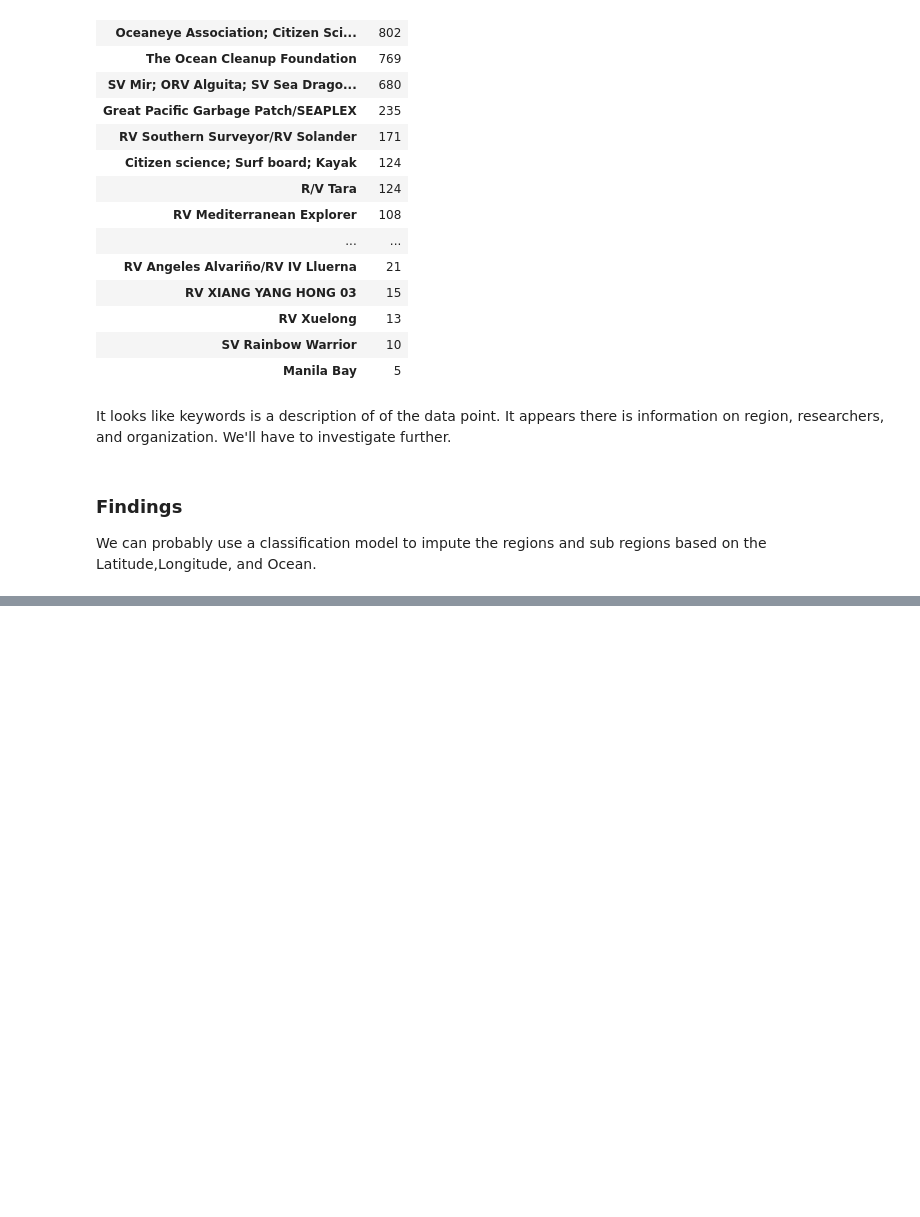
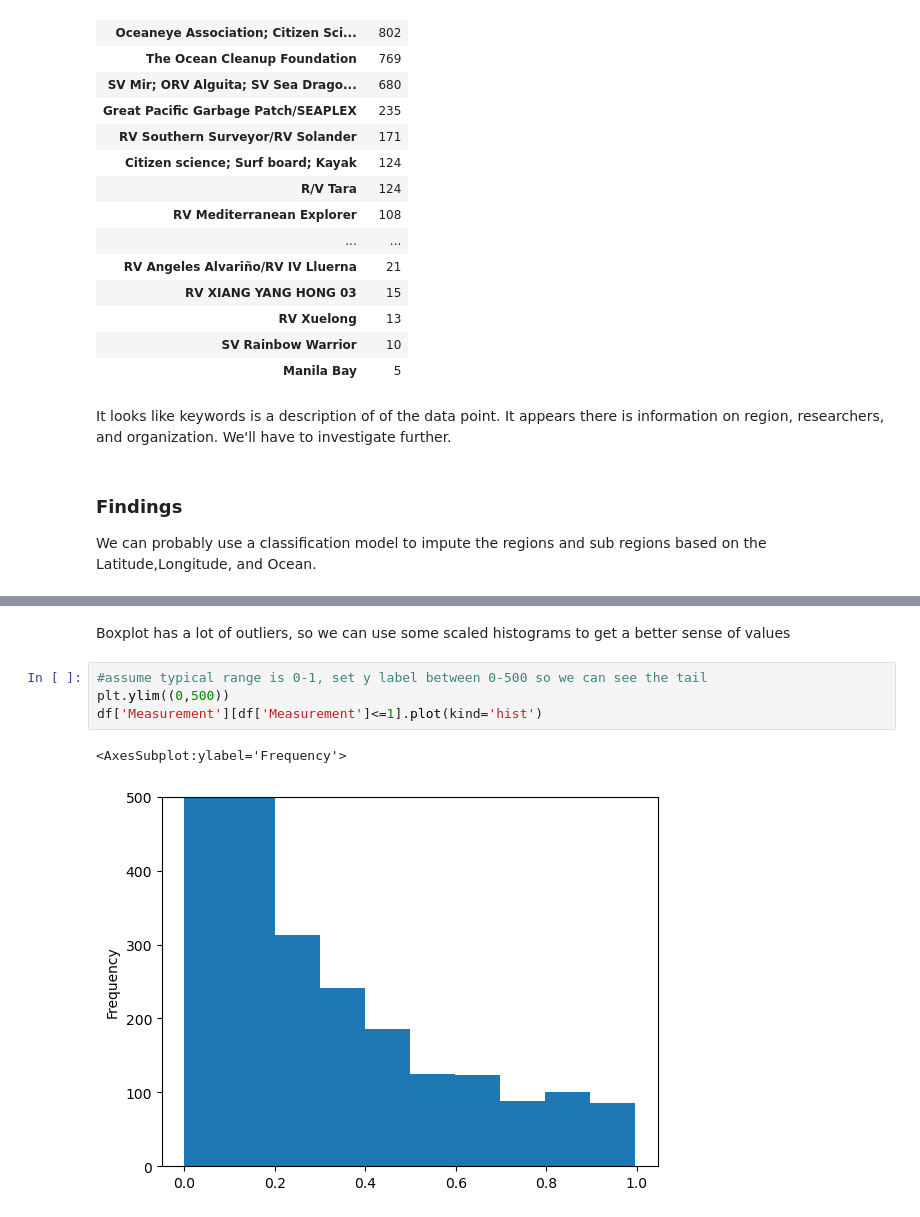
Before and after one commit to DerikVo/DSI_project_4_MIcroplastics, a Jupyter notebook: Code/Derik_EDA.ipynb, the cells around one changed output, grey strips where cells are left out. Cells and saved outputs as stored; diff of their text form; blank space fills up the shorter version.

```diff
--- a/Code/Derik_EDA.ipynb
+++ b/Code/Derik_EDA.ipynb
@@ -170,0 +185,9 @@ We can probably use a classification model to impute the regions and sub regions
+# %% [markdown]
+Boxplot has a lot of outliers, so we can use some scaled histograms to get a better sense of values
+# %%
+#assume typical range is 0-1, set y label between 0-500 so we can see the tail
+plt.ylim((0,500))
+df['Measurement'][df['Measurement']<=1].plot(kind='hist')
+# %% [output]
+<AxesSubplot:ylabel='Frequency'>
+[figure, added]
```
Also changed, not shown: parts of 4 cells of this notebook.
